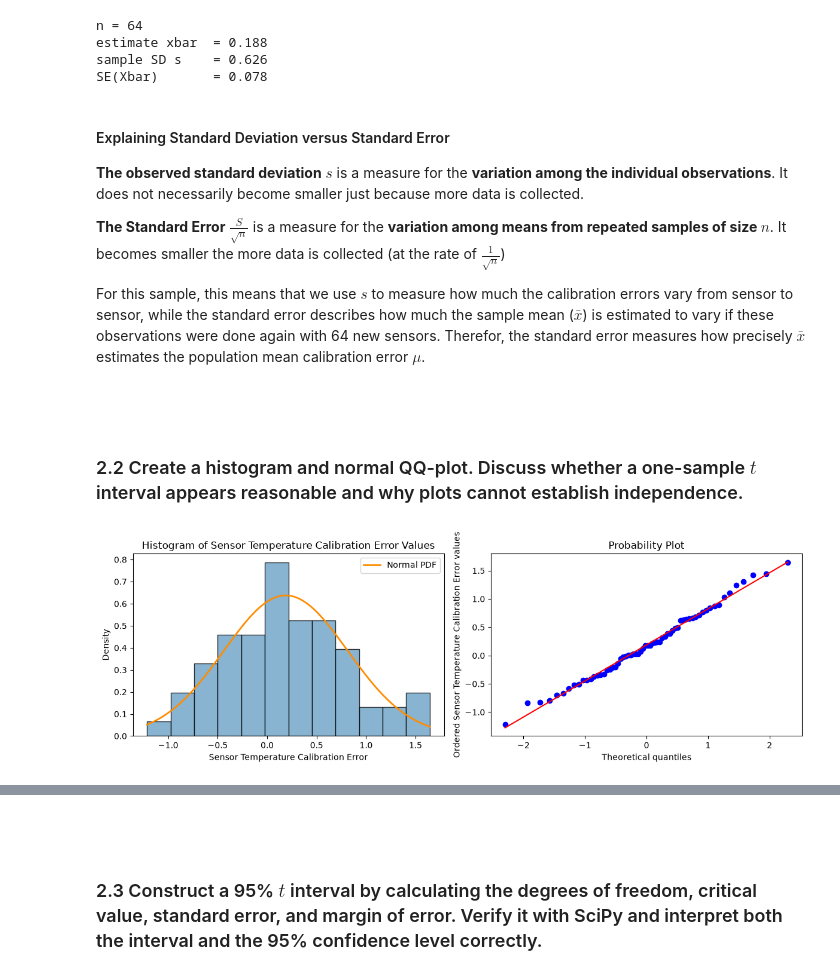
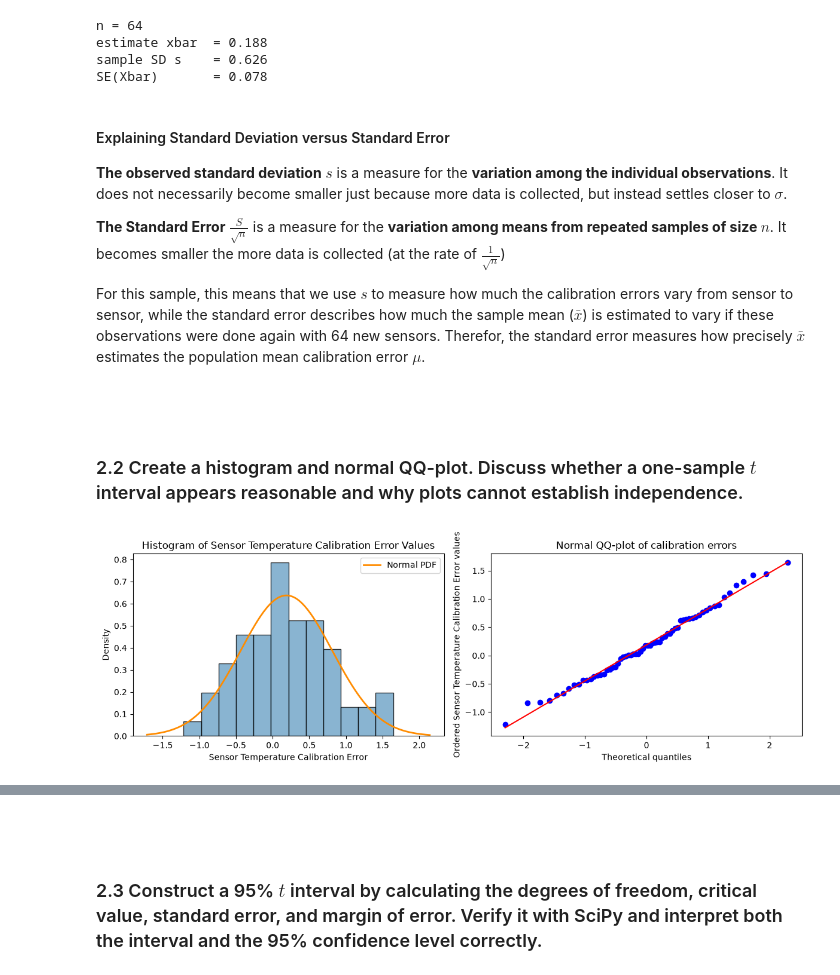
Before and after one commit to Dogmeat2000/sta1, a Jupyter notebook: assignment3/assignment3.ipynb, the cells around one changed output, grey strips where cells are left out. Drawn from its saved outputs; the diff is of its cells as text; code cells hidden in the pictures.

```diff
--- a/assignment3/assignment3.ipynb
+++ b/assignment3/assignment3.ipynb
@@ -180,7 +180,7 @@ sample SD s    = 0.626
 SE(Xbar)       = 0.078
 # %% [markdown]
 #### Explaining Standard Deviation versus Standard Error
-**The observed standard deviation** $s$ is a measure for the **variation among the individual observations**. It does not necessarily become smaller just because more data is collected.
+**The observed standard deviation** $s$ is a measure for the **variation among the individual observations**. It does not necessarily become smaller just because more data is collected, but instead settles closer to $\sigma$.
 
 **The Standard Error** $\frac{S}{\sqrt{n}}$ is a measure for the **variation among means from repeated samples of size $n$**. It becomes smaller the more data is collected (at the rate of $\frac{1}{\sqrt{n}}$)
 
@@ -191,19 +191,20 @@ For this sample, this means that we use $s$ to measure how much the calibration
 # %%
 # Kristian
 
 fig, axes = plt.subplots(1, 2, figsize=(12, 4))
-xs = np.linspace(x.min(), x.max(), 200)
+xs = np.linspace(x.min()-0.5, x.max()+0.5, 200)
 axes[0].hist(x, bins=12, density=True, edgecolor="black", color="#6CA2C6", alpha=0.8)
 axes[0].plot(xs, stats.norm(loc=xbar, scale=s).pdf(xs), color="#FF8C00", lw=2, label="Normal PDF")
 axes[0].set_title("Histogram of Sensor Temperature Calibration Error Values")
 axes[0].set_xlabel("Sensor Temperature Calibration Error")
 axes[0].set_ylabel("Density")
 axes[0].legend()
 probplot(x, plot=axes[1])
+axes[1].set_title("Normal QQ-plot of calibration errors")
 axes[1].set_xlabel("Theoretical quantiles")
 axes[1].set_ylabel("Ordered Sensor Temperature Calibration Error values")
 plt.tight_layout()
 plt.show()
 # %% [output]
-[figure, old version]
+[figure, new version]
 # %% [markdown]
```
Also changed, not shown: parts of 1 cell of this notebook.
